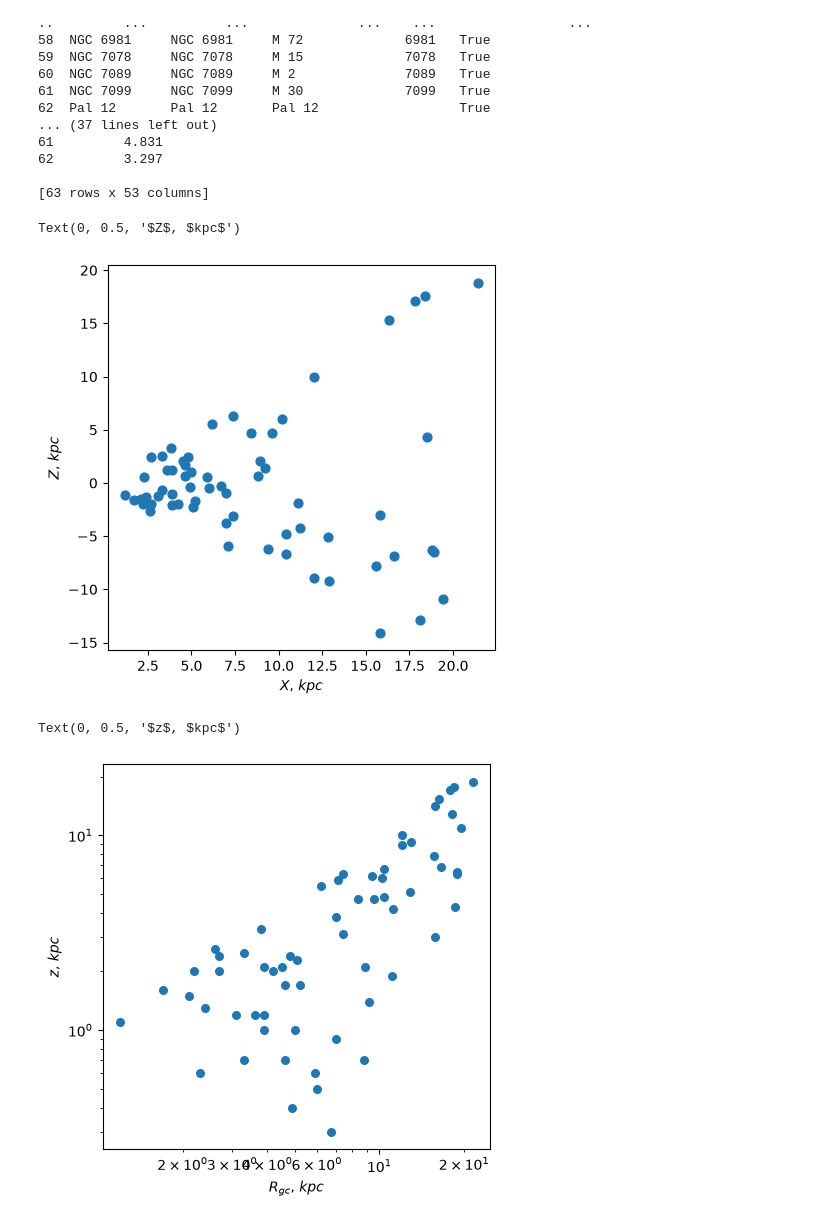
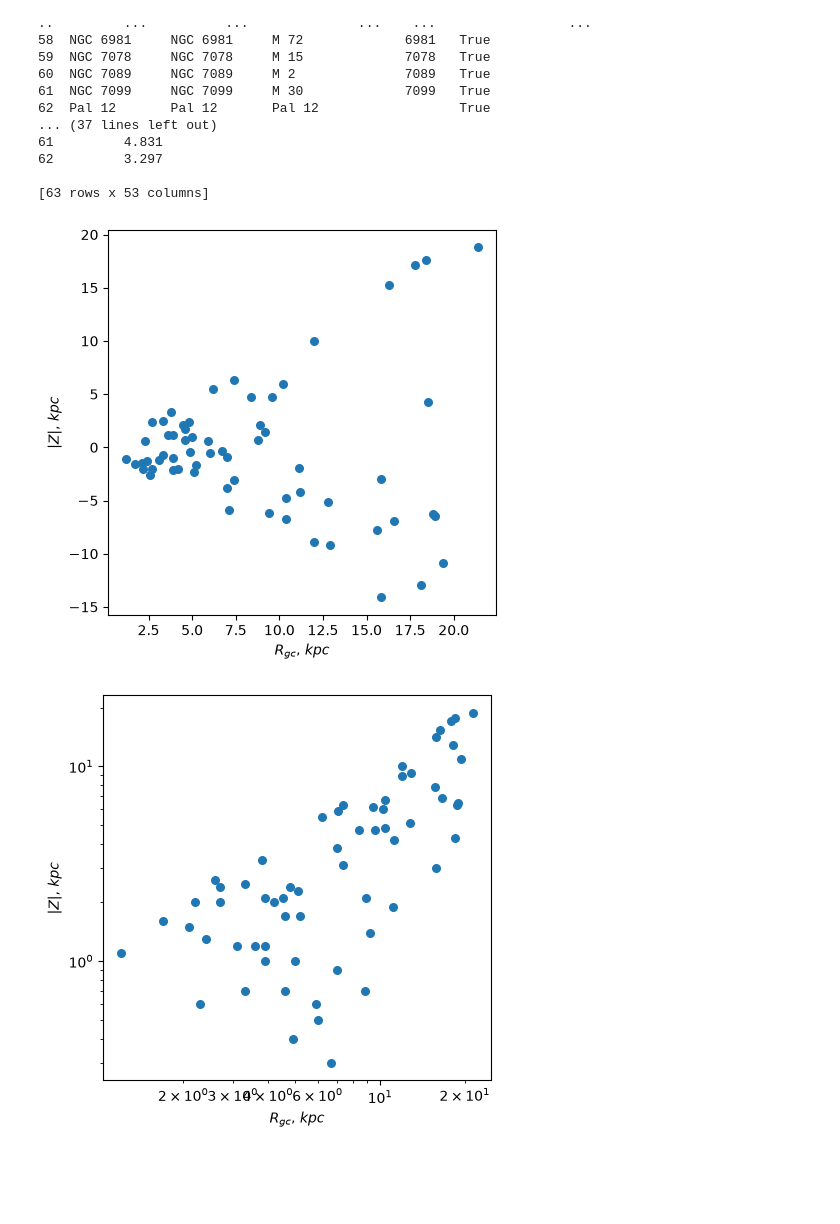
Before and after one commit to stormrealz/PHYS3116_Larawag, a Jupyter notebook: Will's Files/Filtered Data Analysis/ZRgc.ipynb, the cells around one changed output. Cells and saved outputs as stored; diff of their text form; code cells hidden in the pictures; blank space fills up the shorter version.

```diff
--- a/Will's Files/Filtered Data Analysis/ZRgc.ipynb
+++ b/Will's Files/Filtered Data Analysis/ZRgc.ipynb
@@ -32,12 +32,14 @@ filtered_x = filtered_will['X'] # take the y component
 filtered_Rgc = filtered_will['R_gc'] # take the x component
 # %%
 fig, axes = plt.subplots(1, figsize=(5,5)) #I only need one plot
-zx = axes.scatter(filtered_Rgc, filtered_z, marker='o', s=40, cmap='viridis') # plot components
-axes.set_xlabel('$X$, $kpc$') # x-axis label
-axes.set_ylabel('$Z$, $kpc$') # y-axis label
+cleanFeHvsAge = axes.scatter(filtered_Rgc, filtered_z, marker='o', s=30, cmap='viridis') # plot components
+
+axes.set_xlabel('$R_{gc}$, $kpc$') # x-axis label
+axes.set_ylabel('$|Z|$, $kpc$') # y-axis label
+
+plt.show()
 # %% [output]
-Text(0, 0.5, '$Z$, $kpc$')
-[figure, old version]
+[figure, new version]
 # %%
 fig, axes = plt.subplots(1, figsize=(5,5)) #I only need one plot
 cleanFeHvsAge = axes.scatter(filtered_Rgc, np.abs(filtered_z), marker='o', s=30, cmap='viridis') # plot components
@@ -46,7 +48,8 @@ axes.set_xscale('log')
 axes.set_yscale('log')
 
 axes.set_xlabel('$R_{gc}$, $kpc$') # x-axis label
-axes.set_ylabel('$z$, $kpc$') # y-axis label
+axes.set_ylabel('$|Z|$, $kpc$') # y-axis label
+
+plt.show()
 # %% [output]
-Text(0, 0.5, '$z$, $kpc$')
-[figure, old version]
+[figure, new version]
```
Also changed, not shown: parts of 6 cells of this notebook, 6 other files.
